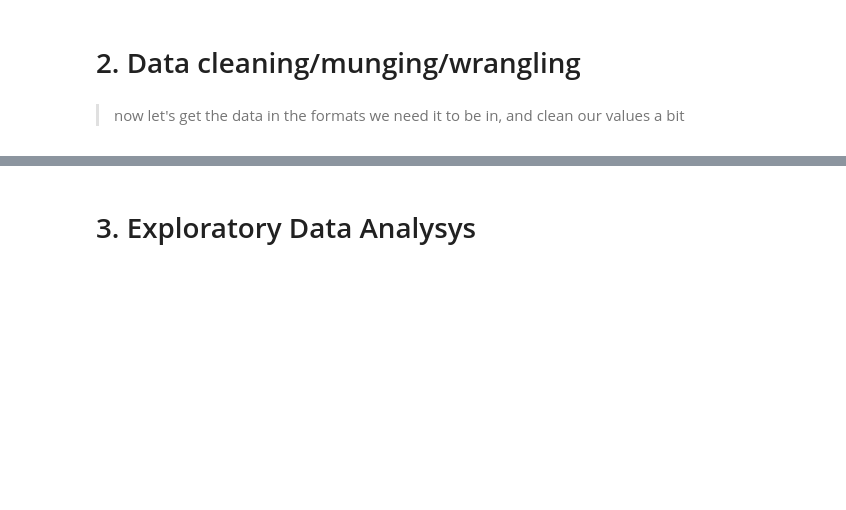
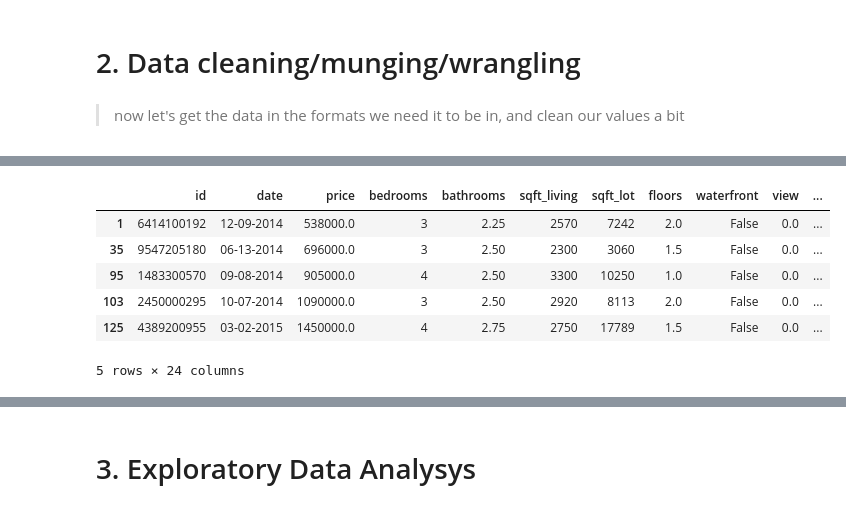
Before and after one commit to DIGITALFRANK/dsc-v2-mod1-final-project, a Jupyter notebook: student.ipynb, the cells around one changed output, grey strips where cells are left out. Cells and saved outputs as stored; diff of their text form; code cells hidden in the pictures; blank space fills up the shorter version.

```diff
--- a/student.ipynb
+++ b/student.ipynb
@@ -420,2 +497,3 @@ df.head()
 # %%
 # add 'price_per_sqft_living' feature
+df['price_per_sqft_living'] = round((df['price'] / df['sqft_living']), 2)
@@ -426,4 +500,23 @@ df.head()
+# %%
+# add 'bsmt_price_per_sqft' feature
+df['bsmt_price_per_sqft'] = round((df['price_per_sqft_living'] * (df['sqft_basement']/df['sqft_living'])), 2)
+# %%
+# add 'basement_value' feature
+df['basement_value'] = round((df['bsmt_price_per_sqft'] * df['sqft_basement']), 2)
+# %%
+# add 'home_age' feature (as if 2015)
+df['home_age'] = 2015 - df['yr_built']
 # %%
 # create separate DataFrame for renovated homes subset
+renovated_homes = df.loc[df['yr_renovated'].notnull()]
+renovated_homes.head()
+# %% [output]
+|  | id | date | price | bedrooms | bathrooms | sqft_living | sqft_lot | floors | waterfront | view | ... |
+| 1 | 6414100192 | 12-09-2014 | 538000.0 | 3 | 2.25 | 2570 | 7242 | 2.0 | False | 0.0 | ... |
+| 35 | 9547205180 | 06-13-2014 | 696000.0 | 3 | 2.50 | 2300 | 3060 | 1.5 | False | 0.0 | ... |
+| 95 | 1483300570 | 09-08-2014 | 905000.0 | 4 | 2.50 | 3300 | 10250 | 1.0 | False | 0.0 | ... |
+| 103 | 2450000295 | 10-07-2014 | 1090000.0 | 3 | 2.50 | 2920 | 8113 | 2.0 | False | 0.0 | ... |
+| 125 | 4389200955 | 03-02-2015 | 1450000.0 | 4 | 2.75 | 2750 | 17789 | 1.5 | False | 0.0 | ... |
+5 rows × 24 columns
 # %%
 # create separate DataFrame for waterfront properties subset
```
Also changed, not shown: parts of 36 cells of this notebook.
